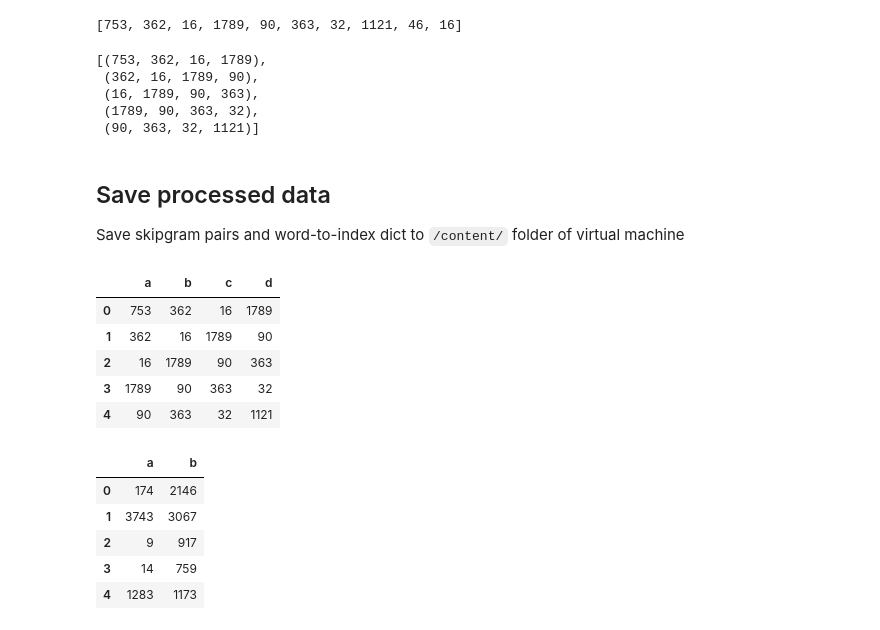
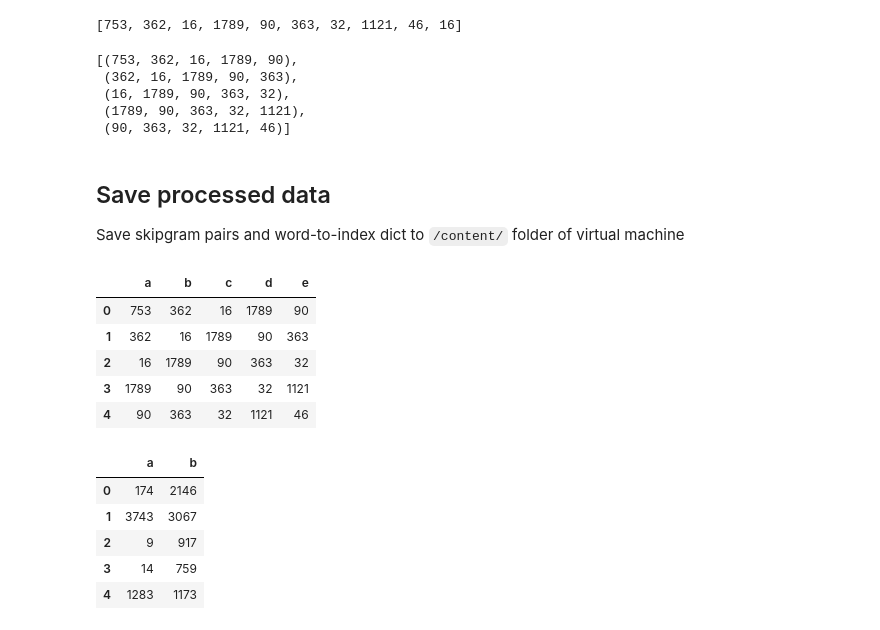
Before and after one commit to harnalashok/deeplearning-sequences, a Jupyter notebook: skipgram_generation.ipynb, the cells around one changed output. Saved outputs shown, nothing was run; the diff lists cells and outputs as text; code cells hidden in the pictures.

```diff
--- a/skipgram_generation.ipynb
+++ b/skipgram_generation.ipynb
@@ -207,17 +205,17 @@ int_seq[:10]
 # %%
 skipgrams = []
 for i,j in enumerate(int_seq):
-  if i < len(int_seq)-3:
-    t = int_seq[i],int_seq[i+1],int_seq[i+2],int_seq[i+3]
+  if i < len(int_seq)-4:
+    t = int_seq[i],int_seq[i+1],int_seq[i+2],int_seq[i+3],int_seq[i+4]
     skipgrams.append(t)
 # %%
 skipgrams[:5]
 # %% [output]
-[(753, 362, 16, 1789),
- (362, 16, 1789, 90),
- (16, 1789, 90, 363),
- (1789, 90, 363, 32),
- (90, 363, 32, 1121)]
+[(753, 362, 16, 1789, 90),
+ (362, 16, 1789, 90, 363),
+ (16, 1789, 90, 363, 32),
+ (1789, 90, 363, 32, 1121),
+ (90, 363, 32, 1121, 46)]
 # %%
 # 6.2 Translate the int_seq to pairs of skipgrams:
 
@@ -241,16 +239,16 @@ Save skipgram pairs and word-to-index dict to `/content/` folder of virtual mach
 # %%
 # 7.0 Transform to pandas DataFrame:
 
-data = pd.DataFrame(skipgrams, columns = ["a", "b", "c","d"])
+data = pd.DataFrame(skipgrams, columns = ["a", "b", "c","d", "e"])
 data.to_pickle(pathToFolder + "skipgrams.pkl")
 data.head()
 # %% [output]
-|  | a | b | c | d |
-| 0 | 753 | 362 | 16 | 1789 |
-| 1 | 362 | 16 | 1789 | 90 |
-| 2 | 16 | 1789 | 90 | 363 |
-| 3 | 1789 | 90 | 363 | 32 |
-| 4 | 90 | 363 | 32 | 1121 |
+|  | a | b | c | d | e |
+| 0 | 753 | 362 | 16 | 1789 | 90 |
+| 1 | 362 | 16 | 1789 | 90 | 363 |
+| 2 | 16 | 1789 | 90 | 363 | 32 |
+| 3 | 1789 | 90 | 363 | 32 | 1121 |
+| 4 | 90 | 363 | 32 | 1121 | 46 |
 # %%
 # 7.0 Transform to pandas DataFrame:
 
```
Also changed, not shown: parts of 4 cells of this notebook.
